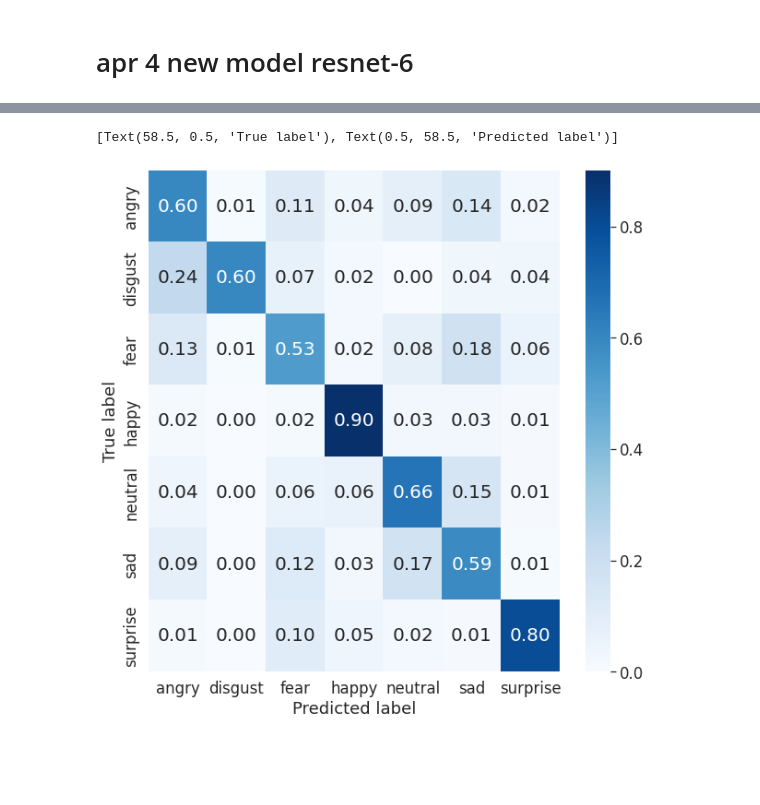
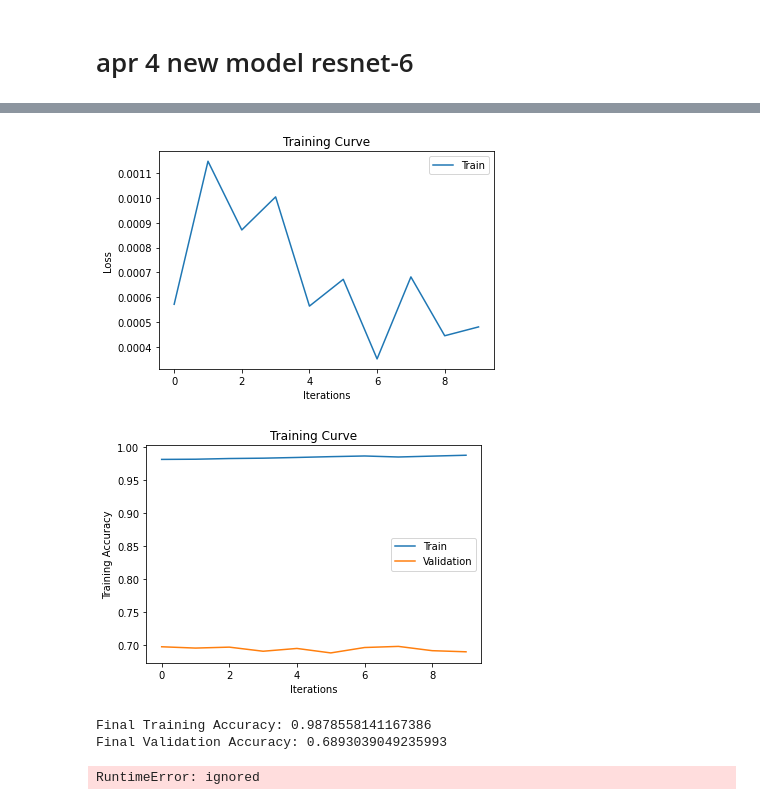
Before and after one commit to nxf-emma/APS360-Artificial-Intelligence-Fundamentals, a Jupyter notebook: resnet_6.ipynb, the cells around one changed output, grey strips where cells are left out. Cells and saved outputs as stored; diff of their text form; code cells hidden in the pictures; blank space fills up the shorter version.

```diff
--- a/resnet_6.ipynb
+++ b/resnet_6.ipynb
@@ -877,0 +918,3 @@ Final Validation Accuracy: 0.694901086653664
+# %%
+train2(resnet18new2, training_set, valid_set, batch_size = 128, lr= 0.0001, num_epochs=10,weight_decay=5e-4)
+# %% [output]
@@ -878 +938,5 @@ Final Validation Accuracy: 0.694901086653664
+[figure, added]
+[figure, added]
+Final Training Accuracy: 0.9878558141167386
+Final Validation Accuracy: 0.6893039049235993
 # %%
@@ -891,7 +955,7 @@ emotion_labels = ['angry', 'fear', 'happy', 'neutral', 'sad', 'surprise']
 y_pred = []
 y_true = []
 # iterate over test data
-resnet18new2.load_state_dict(torch.load('/content/drive/MyDrive/APS360 Team/model checkpoint/res2.pth'))
+resnet18new2.load_state_dict(torch.load('/content/drive/MyDrive/APS360 Team/model checkpoint/res-6_2.pth'))
 for inputs, labels in val_loader:
         output = resnet18new2(inputs)
        # output = modelA(inputs) # Feed Network
@@ -917,5 +981,4 @@ ax = sns.heatmap(cm_normalised, annot=True, linewidths=0, square=False,
                  annot_kws={"size": 20})
 ax.set(xlabel='Predicted label', ylabel='True label')
 # %% [output]
-[Text(58.5, 0.5, 'True label'), Text(0.5, 58.5, 'Predicted label')]
+RuntimeError: ignored
-[figure, removed]
```
Also changed, not shown: parts of 10 cells of this notebook.
